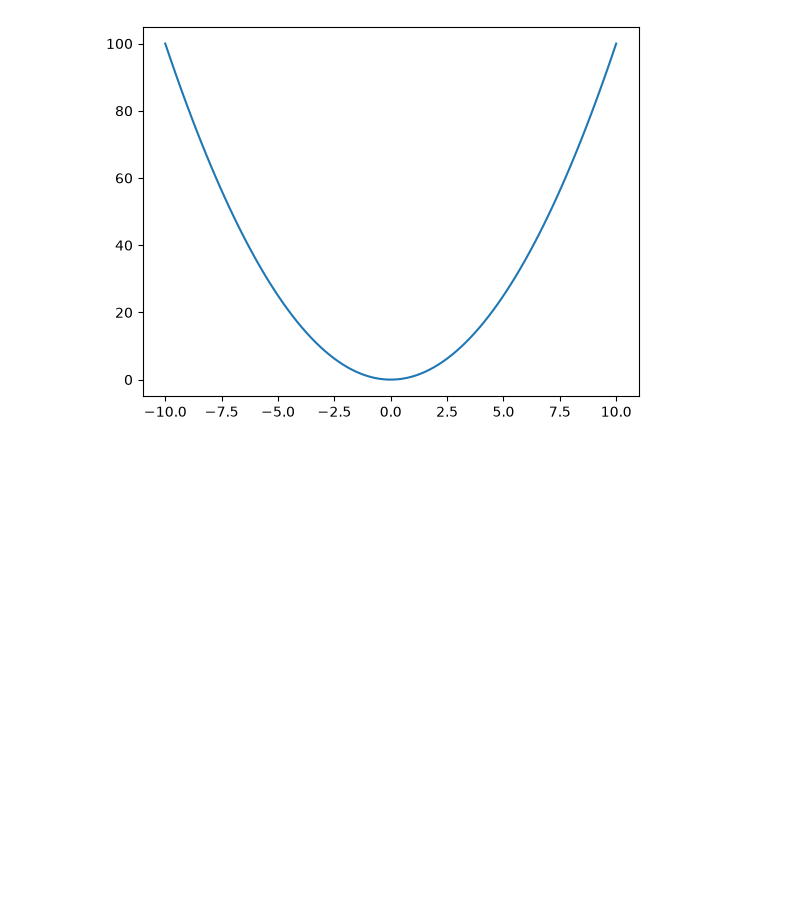
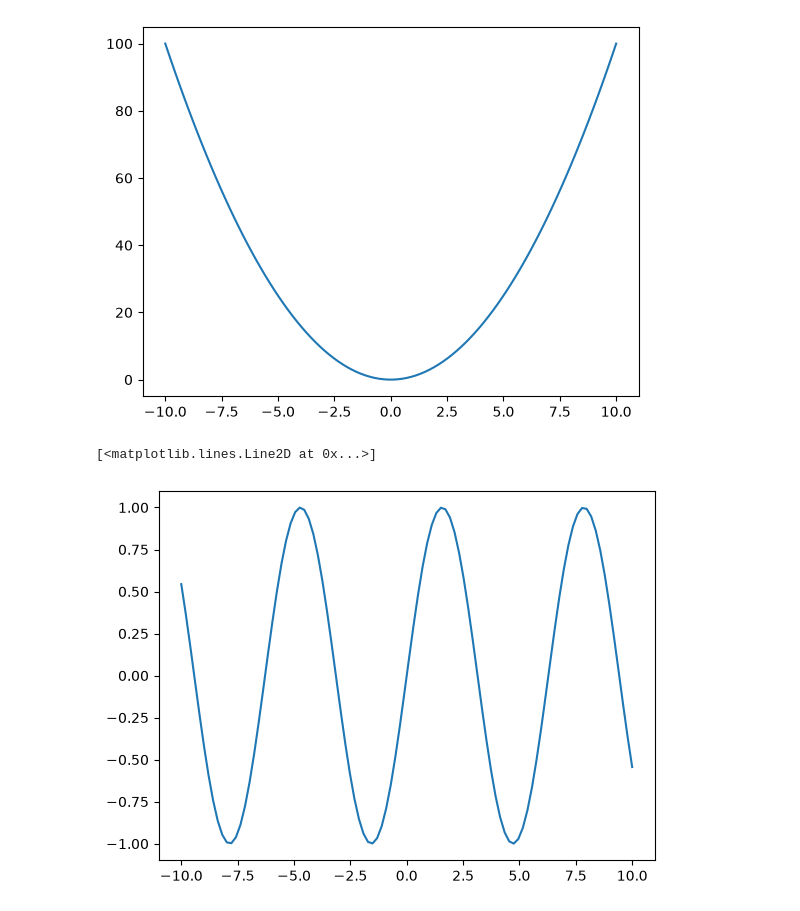
Before and after one commit to mlaxman909/Numpy, a Jupyter notebook: arrays.ipynb, the cells around one changed output. Drawn from its saved outputs; the diff is of its cells as text; code cells hidden in the pictures; blank space fills up the shorter version.

Commit message:
complete plotting Graphs of y=sin(x)

```diff
--- a/arrays.ipynb
+++ b/arrays.ipynb
@@ -963,3 +963,9 @@ plt.plot(x,y)
 # %% [output]
 [<matplotlib.lines.Line2D at 0x...>]
 [figure]
+# %%
+y= np.sin(x)
+plt.plot(x,y)
+# %% [output]
+[<matplotlib.lines.Line2D at 0x...>]
+[figure, added]
```
